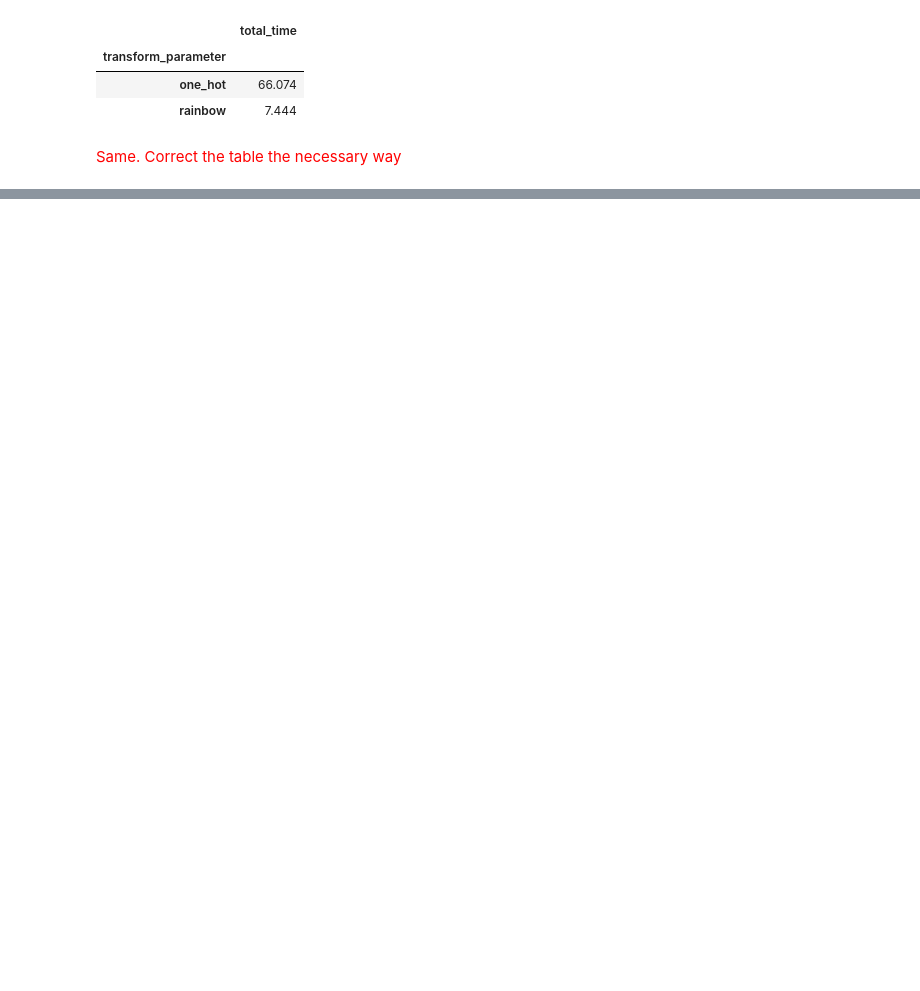
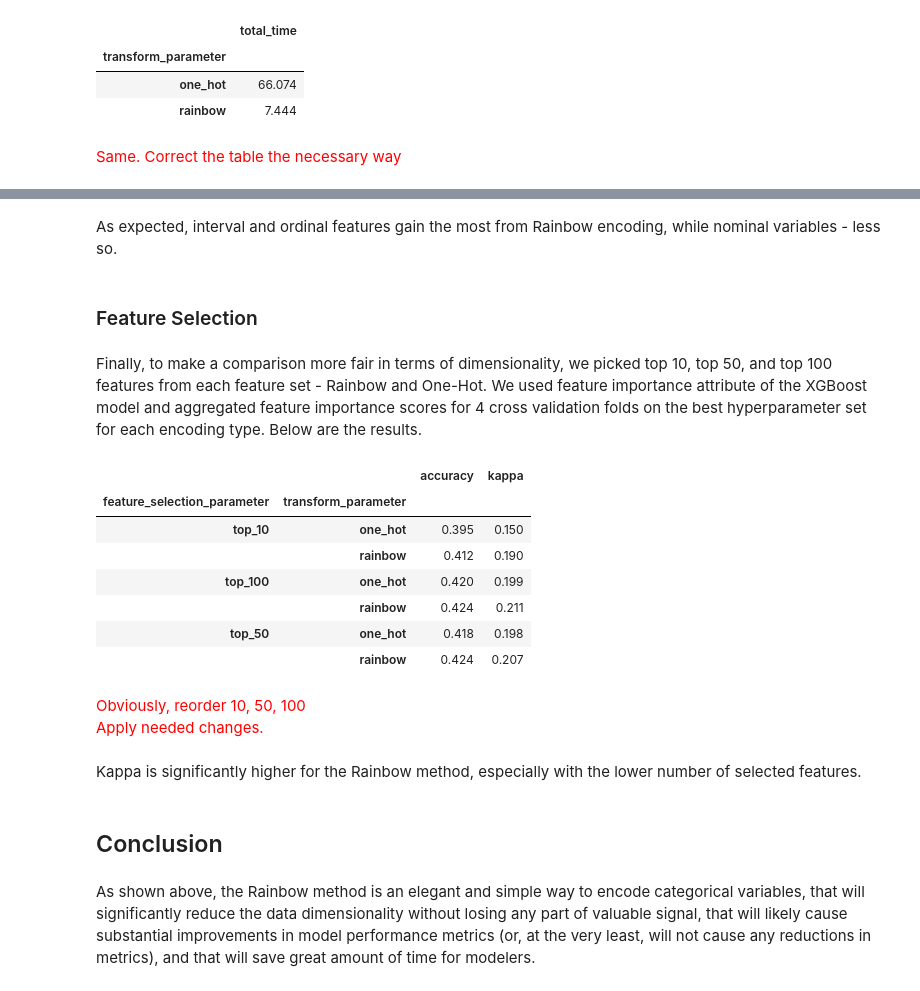
Before and after one commit to h17/fastreport, a Jupyter notebook: _notebooks/Rainbow_Paper.ipynb, the cells around one changed output, grey strips where cells are left out. Saved outputs shown, nothing was run; the diff lists cells and outputs as text; code cells hidden in the pictures; blank space fills up the shorter version.

```diff
--- a/_notebooks/Rainbow_Paper.ipynb
+++ b/_notebooks/Rainbow_Paper.ipynb
@@ -324,0 +347,28 @@ pd.DataFrame(t[t['feature_group']=='all'].groupby(['transform_parameter'])['tota
+# %% [markdown]
+As expected, interval and ordinal features gain the most from Rainbow encoding, while nominal variables - less so.
+# %% [markdown]
+### Feature Selection
+# %% [markdown]
+Finally, to make a comparison more fair in terms of dimensionality, we picked top 10, top 50, and top 100 features from each feature set - Rainbow and One-Hot. We used feature importance attribute of the XGBoost model and aggregated feature importance scores for 4 cross validation folds on the best hyperparameter set for each encoding type. Below are the results.
+# %%
+## THIS CODE WILL BE HIDDEN, OUTPUT WILL BE SHOWN - probably, as a manual mardown table
+d = pd.read_csv('rainbow_research_feature_selection.csv')
+d.groupby(['feature_selection_parameter', 'transform_parameter'])[['accuracy', 'kappa']].mean().round(3)
+# %% [output]
+|  |  | accuracy | kappa |
+| feature_selection_parameter | transform_parameter |  |  |
+| top_10 | one_hot | 0.395 | 0.150 |
+|  | rainbow | 0.412 | 0.190 |
+| top_100 | one_hot | 0.420 | 0.199 |
+|  | rainbow | 0.424 | 0.211 |
+| top_50 | one_hot | 0.418 | 0.198 |
+|  | rainbow | 0.424 | 0.207 |
+# %% [markdown]
+<font color='red'>Obviously, reorder 10, 50, 100 <br>
+Apply needed changes. </font>
+# %% [markdown]
+Kappa is significantly higher for the Rainbow method, especially with the lower number of selected features.
+# %% [markdown]
+## Conclusion
+# %% [markdown]
+As shown above, the Rainbow method is an elegant and simple way to encode categorical variables, that will significantly reduce the data dimensionality without losing any part of valuable signal, that will likely cause substantial improvements in model performance metrics (or, at the very least, will not cause any reductions in metrics), and that will save great amount of time for modelers.
```
Also changed, not shown: parts of 9 cells of this notebook.
